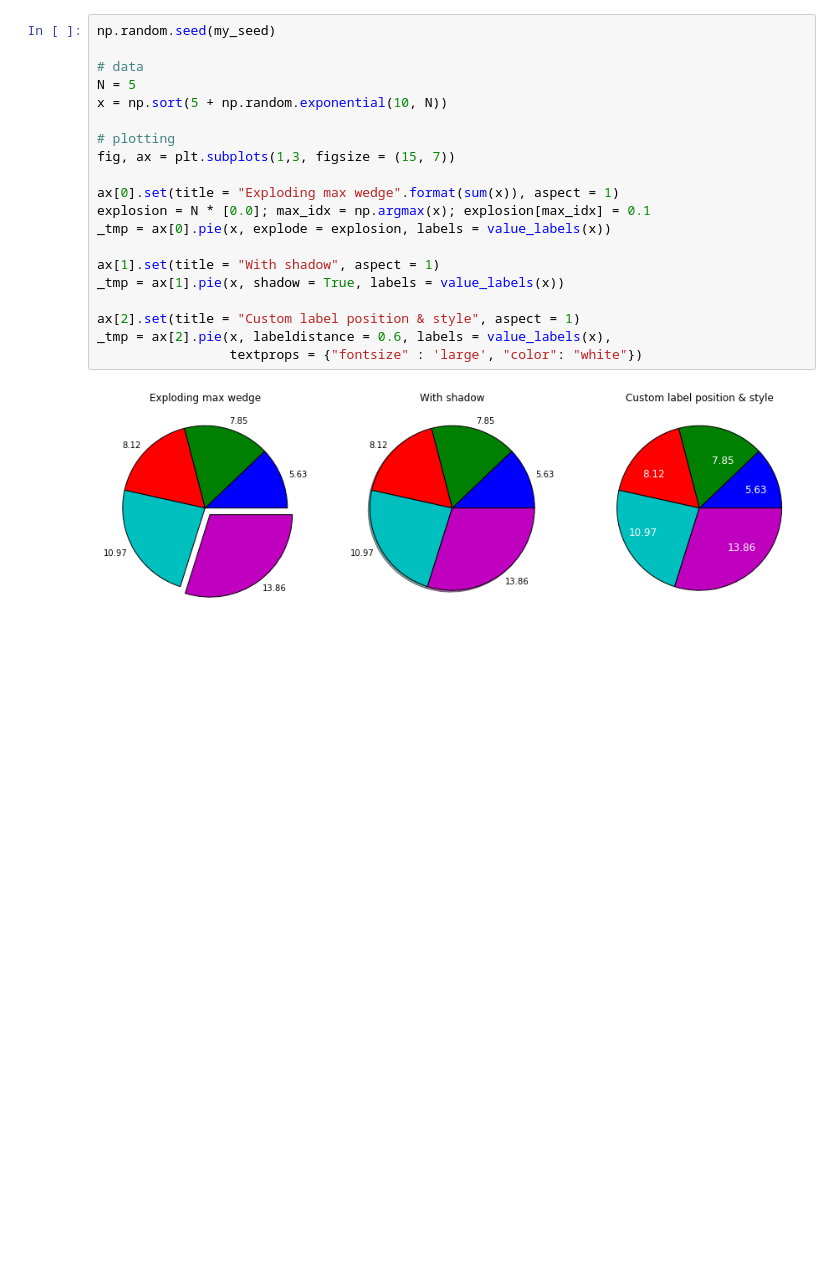
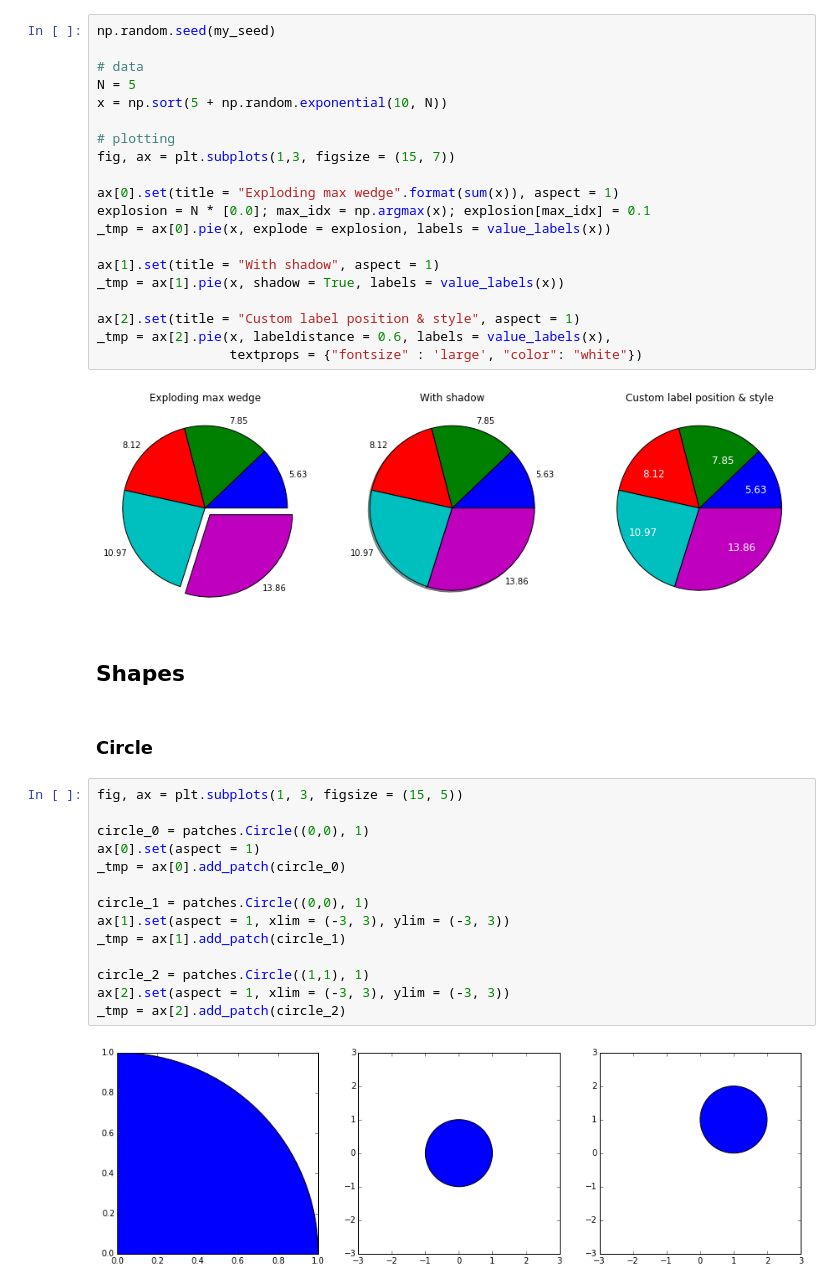
Before and after one commit to mmathioudakis/matplotlib_plot_examples, a Jupyter notebook: little_matplotlib_cookbook.ipynb, the cells around one changed output. Saved outputs shown, nothing was run; the diff lists cells and outputs as text; blank space fills up the shorter version.

Commit message:
added first circle examples

```diff
--- a/little_matplotlib_cookbook.ipynb
+++ b/little_matplotlib_cookbook.ipynb
@@ -525,3 +526,23 @@ _tmp = ax[2].pie(x, labeldistance = 0.6, labels = value_labels(x),
                  textprops = {"fontsize" : 'large', "color": "white"})
 # %% [output]
 [figure]
+# %% [markdown]
+## Shapes
+# %% [markdown]
+### Circle
+# %%
+fig, ax = plt.subplots(1, 3, figsize = (15, 5))
+
+circle_0 = patches.Circle((0,0), 1)
+ax[0].set(aspect = 1)
+_tmp = ax[0].add_patch(circle_0)
+
+circle_1 = patches.Circle((0,0), 1)
+ax[1].set(aspect = 1, xlim = (-3, 3), ylim = (-3, 3))
+_tmp = ax[1].add_patch(circle_1)
+
+circle_2 = patches.Circle((1,1), 1)
+ax[2].set(aspect = 1, xlim = (-3, 3), ylim = (-3, 3))
+_tmp = ax[2].add_patch(circle_2)
+# %% [output]
+[figure, added]
```
Also changed, not shown: parts of 4 cells of this notebook.
